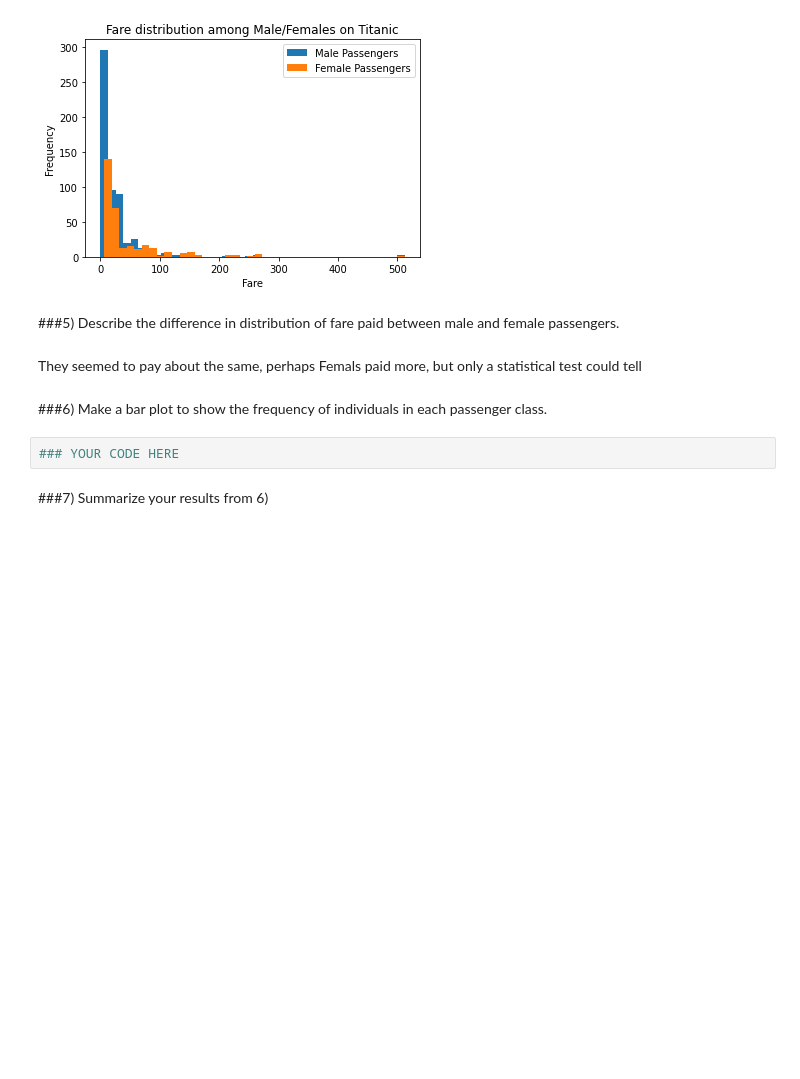
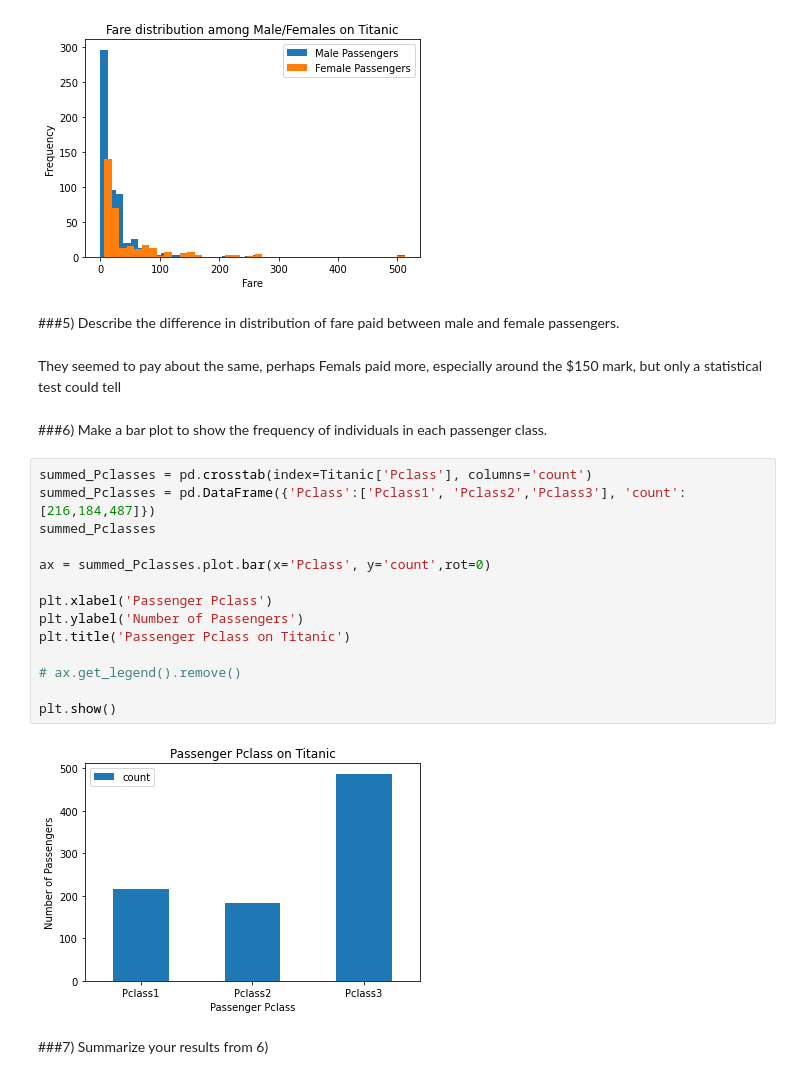
Before and after one commit to Samuel-Egbert31415/DS-Unit-1-Sprint-1-Data-Wrangling-and-Storytelling, a Jupyter notebook: module4-make-explanatory-visualizations/LS_DS_114_Make_Explanatory_Visualizations_Assignment.ipynb, the cells around one changed output. Saved outputs shown, nothing was run; the diff lists cells and outputs as text; blank space fills up the shorter version.

```diff
--- a/module4-make-explanatory-visualizations/LS_DS_114_Make_Explanatory_Visualizations_Assignment.ipynb
+++ b/module4-make-explanatory-visualizations/LS_DS_114_Make_Explanatory_Visualizations_Assignment.ipynb
@@ -80,11 +80,25 @@ plt.show()
 # %% [markdown]
 ###5) Describe the difference in distribution of fare paid between male and female passengers.
 # %% [markdown]
-They seemed to pay about the same, perhaps Femals paid more, but only a statistical test could tell
+They seemed to pay about the same, perhaps Femals paid more, especially around the $150 mark, but only a statistical test could tell
 # %% [markdown]
 ###6) Make a bar plot to show the frequency of individuals in each passenger class.
-# %%
-### YOUR CODE HERE
+# %%
+summed_Pclasses = pd.crosstab(index=Titanic['Pclass'], columns='count')
+summed_Pclasses = pd.DataFrame({'Pclass':['Pclass1', 'Pclass2','Pclass3'], 'count':[216,184,487]})
+summed_Pclasses
+
+ax = summed_Pclasses.plot.bar(x='Pclass', y='count',rot=0)
+
+plt.xlabel('Passenger Pclass')
+plt.ylabel('Number of Passengers')
+plt.title('Passenger Pclass on Titanic')
+
+# ax.get_legend().remove()
+
+plt.show()
+# %% [output]
+[figure, added]
 # %% [markdown]
 ###7) Summarize your results from 6)
 # %% [markdown]
```
